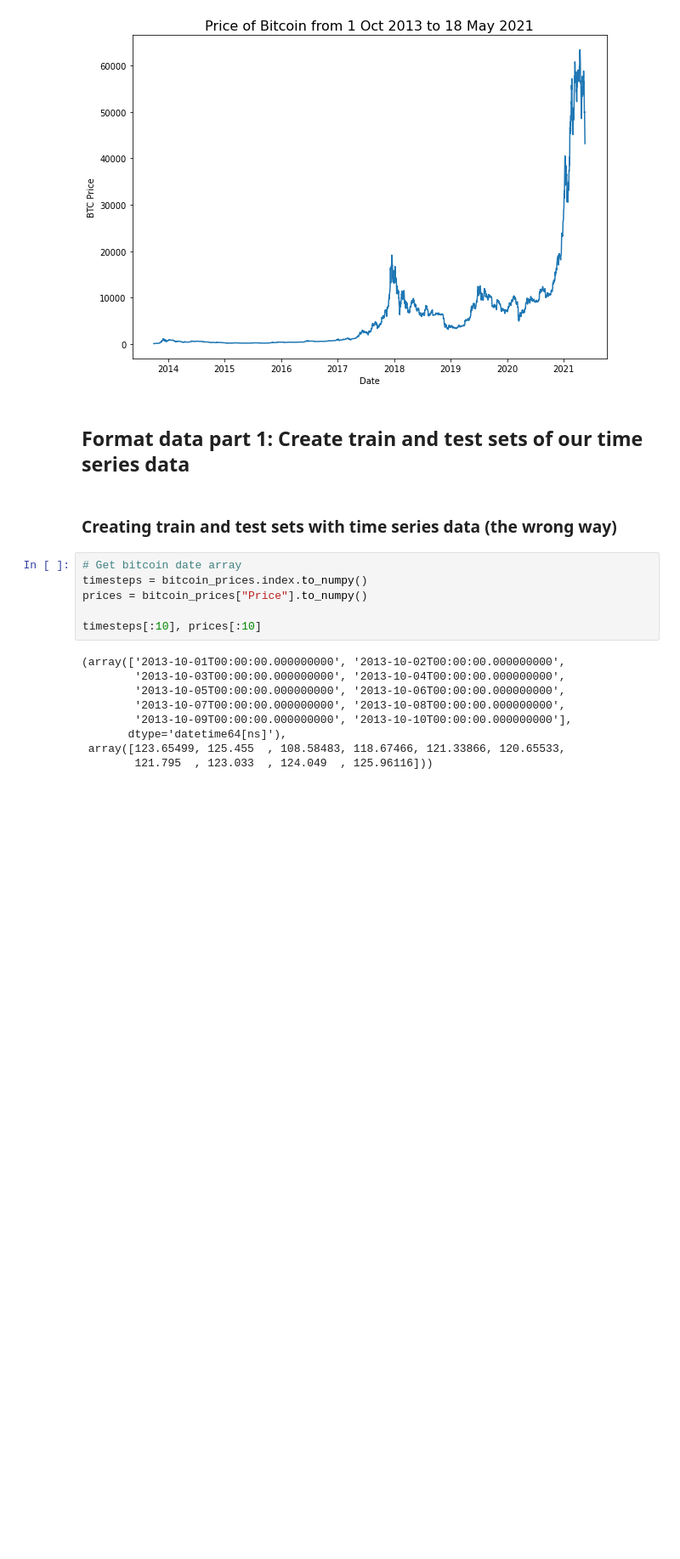
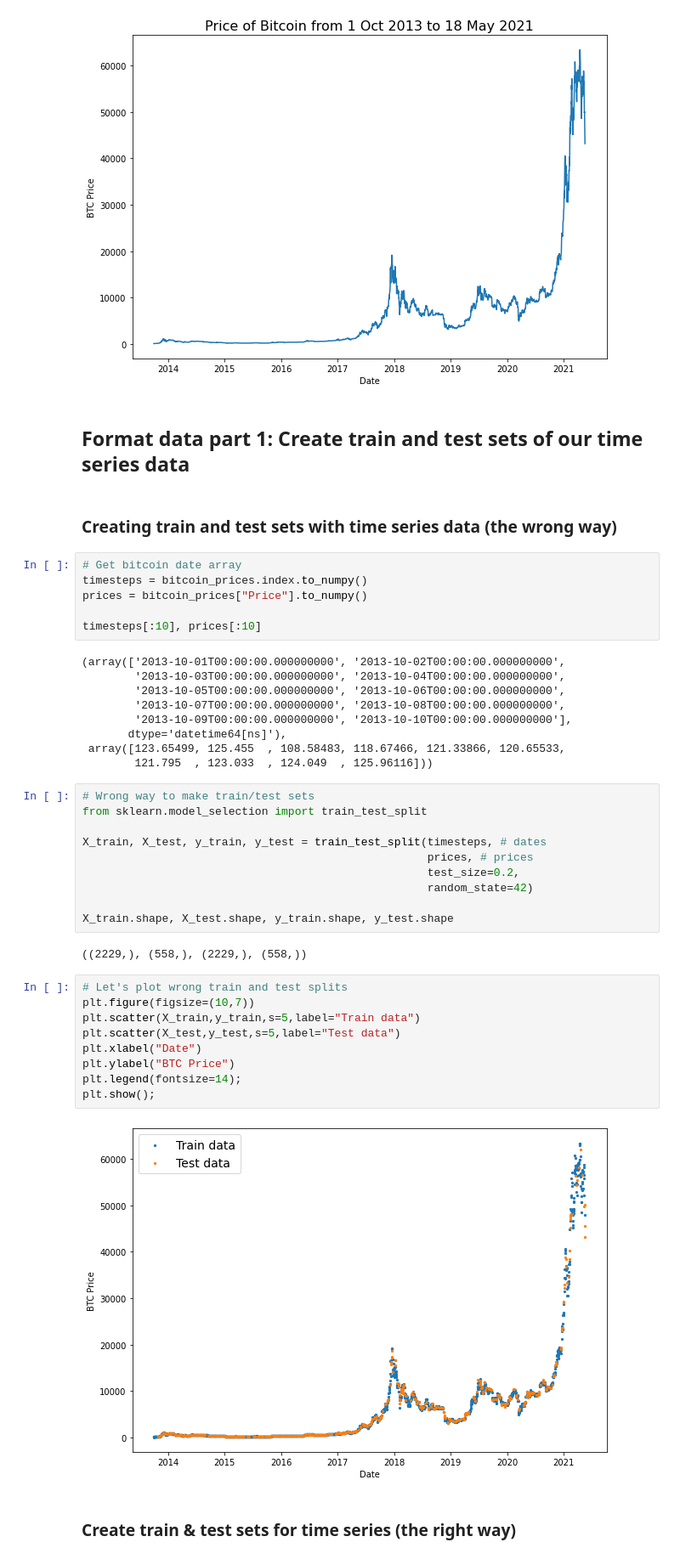
Before and after one commit to navalente/TensorFlow-Developer-Course, a Jupyter notebook: 10_time_series_forecasting.ipynb, the cells around one changed output. Shown: that part at 85% size. Drawn from its saved outputs; the diff is of its cells as text; blank space fills up the shorter version.

```diff
--- a/10_time_series_forecasting.ipynb
+++ b/10_time_series_forecasting.ipynb
@@ -160,3 +160,28 @@ timesteps[:10], prices[:10]
        dtype='datetime64[ns]'),
  array([123.65499, 125.455  , 108.58483, 118.67466, 121.33866, 120.65533,
         121.795  , 123.033  , 124.049  , 125.96116]))
+# %%
+# Wrong way to make train/test sets
+from sklearn.model_selection import train_test_split
+
+X_train, X_test, y_train, y_test = train_test_split(timesteps, # dates
+                                                    prices, # prices
+                                                    test_size=0.2,
+                                                    random_state=42)
+
+X_train.shape, X_test.shape, y_train.shape, y_test.shape
+# %% [output]
+((2229,), (558,), (2229,), (558,))
+# %%
+# Let's plot wrong train and test splits
+plt.figure(figsize=(10,7))
+plt.scatter(X_train,y_train,s=5,label="Train data")
+plt.scatter(X_test,y_test,s=5,label="Test data")
+plt.xlabel("Date")
+plt.ylabel("BTC Price")
+plt.legend(fontsize=14);
+plt.show();
+# %% [output]
+[figure, added]
+# %% [markdown]
+### Create train & test sets for time series (the right way)
```
Also changed, not shown: parts of 5 cells of this notebook.
